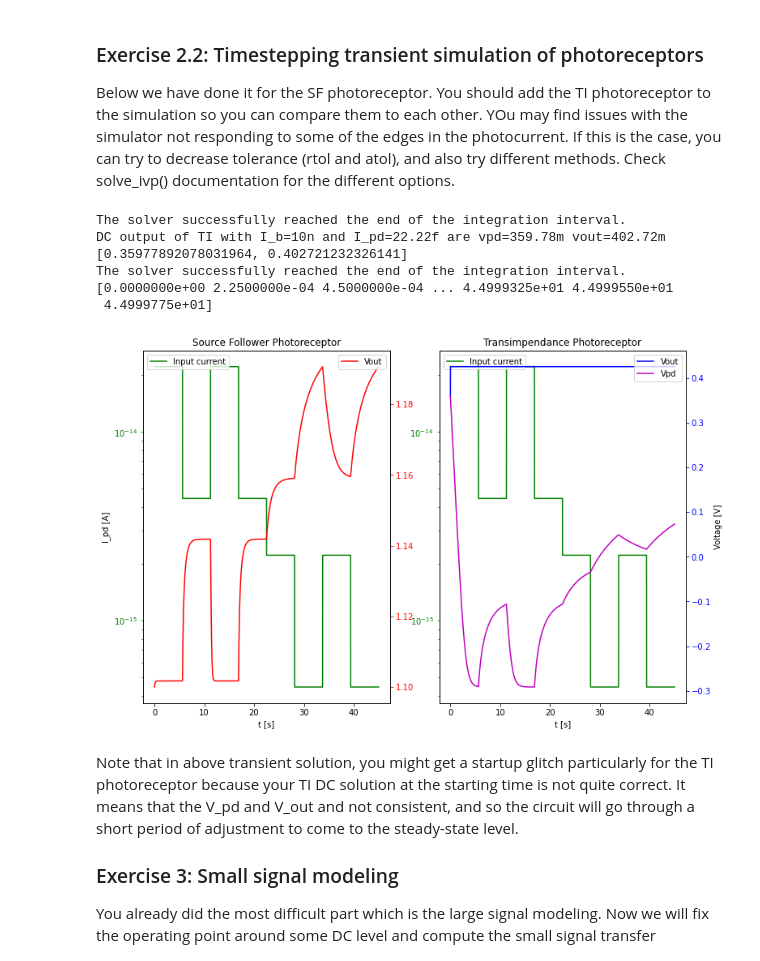
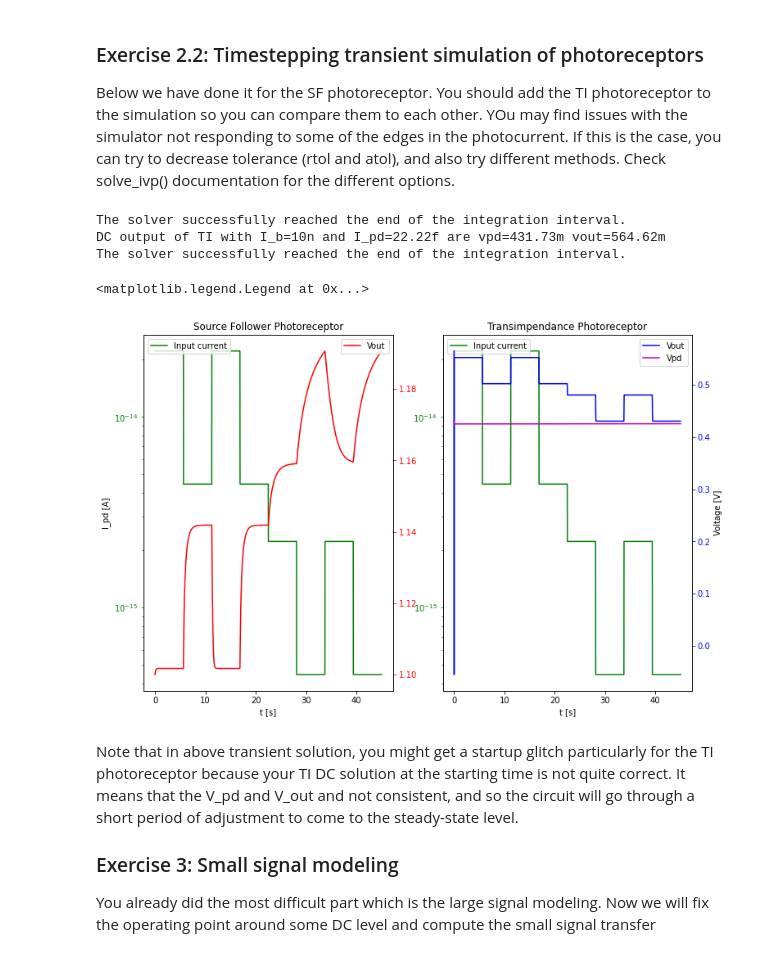
Before and after one commit to daggermaster3000/NE1, a Jupyter notebook: TP10/2021_Photo_GroupNumber_FirstName_LastName.ipynb, the cells around one changed output. Cells and saved outputs as stored; diff of their text form; code cells hidden in the pictures.

```diff
--- a/TP10/2021_Photo_GroupNumber_FirstName_LastName.ipynb
+++ b/TP10/2021_Photo_GroupNumber_FirstName_LastName.ipynb
@@ -247,7 +247,7 @@ per=2*tau_sf # period in seconds
 
 print(f'source follower photodiode capacitance C_pd={eng(C_pd)}F and tau_sf={eng(tau_sf)}s\n'
       f'Computed period: {eng(per)}s')
-dt=per/50000 # timesteps per half period
+dt=per/500 # timesteps per half period
 time_basis=np.arange(0,2*nper*per,dt) # start,stop,step generate time basis that is nper long
 npts=len(time_basis)
 npts2=int(npts/2)
@@ -508,29 +487,27 @@ v_sf=sf_sol.y[0]
 t_sf=sf_sol.t
 
 
+
 # TODO you can solve the TI by filling in below
 # check DC output
 ib=I_b
 ip=I_pd(0)
 V_ti0=ti_dc(I_b,ip)
 print(f'DC output of TI with I_b={eng(I_b)} and I_pd={eng(ip)} are vpd={eng(V_ti0[0])} vout={eng(V_ti0[1])}')
-print(V_ti0)
+
 C_out=1e-15
-ti_sol1=solve_ivp(tidvdtpd, (time_basis[0],time_basis[-1]),V_ti0, t_eval=time_basis,
-                rtol=1e-8, atol=1e-21, method='Radau',
+ti_sol=solve_ivp(tidvdt, (time_basis[0],time_basis[-1]),V_ti0, t_eval=time_basis,
+                 rtol=1e-10, atol=1e-21, method='Radau',
                  #rtol=1e-9, atol=1e-19, method='RK45',
                  args=(I_b,I_pd,V_e,C_pd,C_out))
-ti_sol2=solve_ivp(tidvdtout, (time_basis[0],time_basis[-1]),V_ti0, t_eval=time_basis,
-                rtol=1e-5, atol=1e-10, method='Radau',
-                 #rtol=1e-9, atol=1e-19, method='RK45',
-                 args=(I_b,I_pd,V_e,C_pd,C_out))
+
 ### output is sol.t and sol.y
-if ti_sol1.message is not None:
-    print(ti_sol1.message)
-v_ti=ti_sol2.y[0]
-t_ti=ti_sol2.t
-v_pd=ti_sol1.y[0]
-t_pd=ti_sol1.t
+if ti_sol.message is not None:
+    print(ti_sol.message)
+v_ti=ti_sol.y[1]
+t_ti=ti_sol.t
+v_pd=ti_sol.y[0]
+t_pd=ti_sol.t
 
 # use this plotting style to put several plots sharing same x-axis
 # we will plot V_sf together with the input photocurrent
@@ -546,40 +523,37 @@ ax1.tick_params(axis='y', colors='green')
 ax1.set_xlabel('t [s]')
 ax1.set_ylabel('I_pd [A]')
 ax1.title.set_text('Source Follower Photoreceptor')
 ax2.title.set_text('Transimpendance Photoreceptor')
 
 ax3=ax1.twinx()
 ax3.plot(t_sf,v_sf,'r-')
 ax3.tick_params(axis='y', colors='red')
 ax1.legend(['Input current'], loc='upper left')
 ax3.legend(['Vout'], loc='upper right')
 
 ax2.set_yscale('log')
 ax2.set_xlabel('t [s]')
 
 ax2.tick_params(axis='y', colors='green')
 ax2.set_xscale('linear')
 
 
 ax2.plot(time_basis,photocurrent_waveform,'g',)
 ax2.legend(['Input current'], loc='upper left')
 
 # TODO: Uncomment for TI photoreceptor
 ax4=ax2.twinx()
 ax4.set_ylabel('Voltage [V]')
-#ax4.set_ylim([0.4,0.8])
+##ax4.set_ylim([0.4,0.8])
 ax4.plot(t_ti, v_ti,'b-',t_pd,v_pd,'m-')
 ax4.tick_params(axis='y', colors='blue')
 ax4.legend(['Vout', 'Vpd'], loc='upper right')
-print(t_ti)
 # %% [output]
 The solver successfully reached the end of the integration interval.
-DC output of TI with I_b=10n and I_pd=22.22f are vpd=359.78m vout=402.72m
-[0.35977892078031964, 0.402721232326141]
+DC output of TI with I_b=10n and I_pd=22.22f are vpd=431.73m vout=564.62m
 The solver successfully reached the end of the integration interval.
-[0.0000000e+00 2.2500000e-04 4.5000000e-04 ... 4.4999325e+01 4.4999550e+01
- 4.4999775e+01]
+<matplotlib.legend.Legend at 0x...>
-[figure, old version]
+[figure, new version]
 # %% [markdown]
 Note that in above transient solution, you might get a startup glitch particularly
 for the TI photoreceptor because your TI DC solution
```
Also changed, not shown: parts of 20 cells of this notebook.
